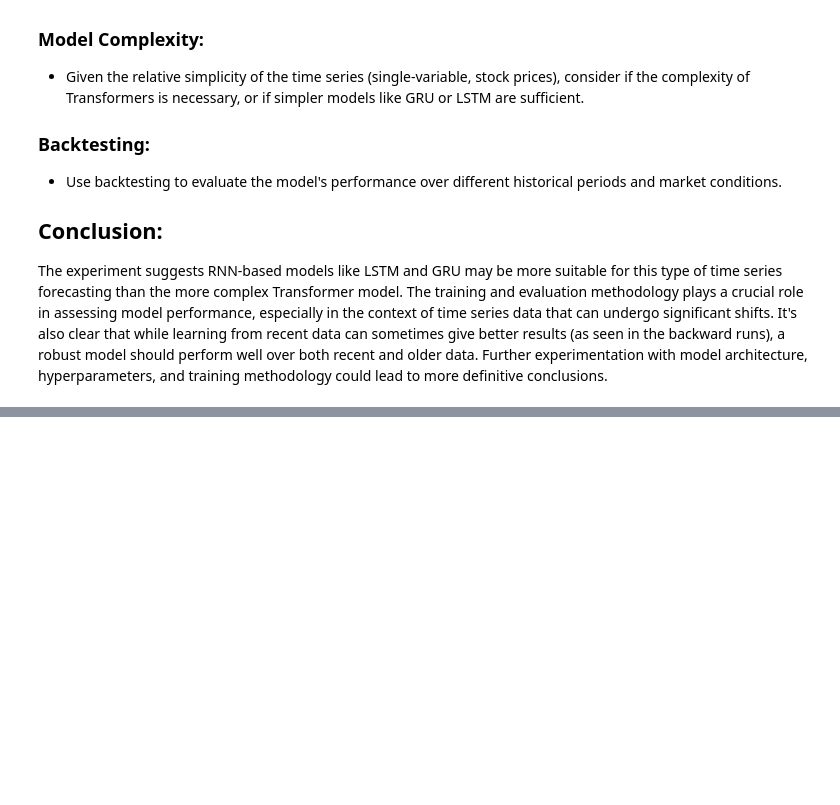
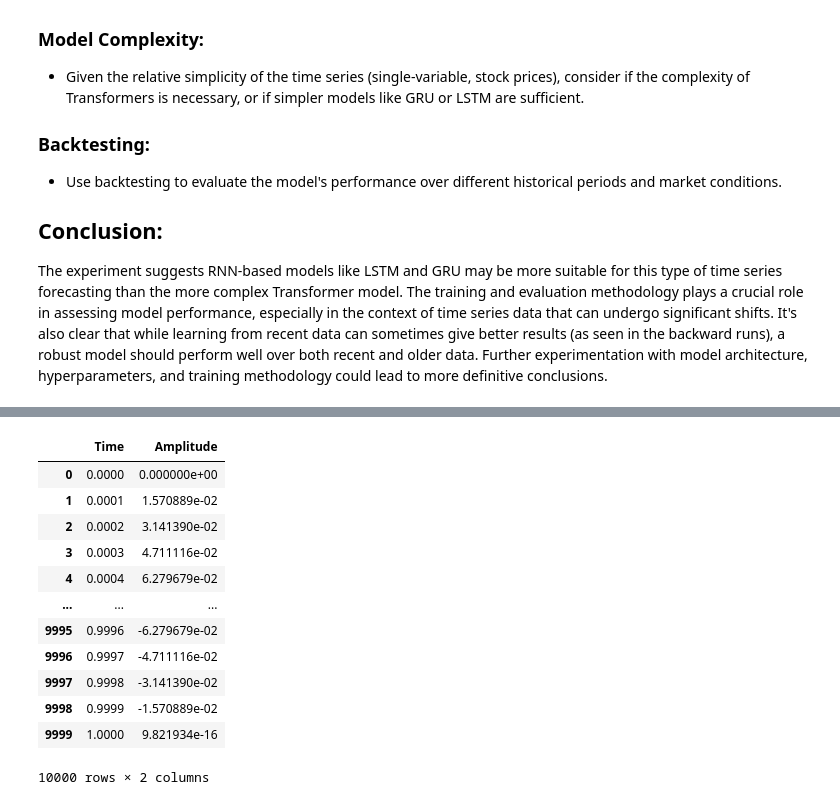
Before and after one commit to ChrisGuarino/PastPredict, a Jupyter notebook: chris/experiment_1.ipynb, the cells around one changed output, grey strips where cells are left out. Cells and saved outputs as stored; diff of their text form; code cells hidden in the pictures; blank space fills up the shorter version.

```diff
--- a/chris/experiment_1.ipynb
+++ b/chris/experiment_1.ipynb
@@ -602,0 +657,16 @@ The experiment suggests RNN-based models like LSTM and GRU may be more suitable
+# %%
+sine_data
+# %% [output]
+|  | Time | Amplitude |
+| 0 | 0.0000 | 0.000000e+00 |
+| 1 | 0.0001 | 1.570889e-02 |
+| 2 | 0.0002 | 3.141390e-02 |
+| 3 | 0.0003 | 4.711116e-02 |
+| 4 | 0.0004 | 6.279679e-02 |
+| ... | ... | ... |
+| 9995 | 0.9996 | -6.279679e-02 |
+| 9996 | 0.9997 | -4.711116e-02 |
+| 9997 | 0.9998 | -3.141390e-02 |
+| 9998 | 0.9999 | -1.570889e-02 |
+| 9999 | 1.0000 | 9.821934e-16 |
+10000 rows × 2 columns
```
Also changed, not shown: parts of 16 cells of this notebook.
